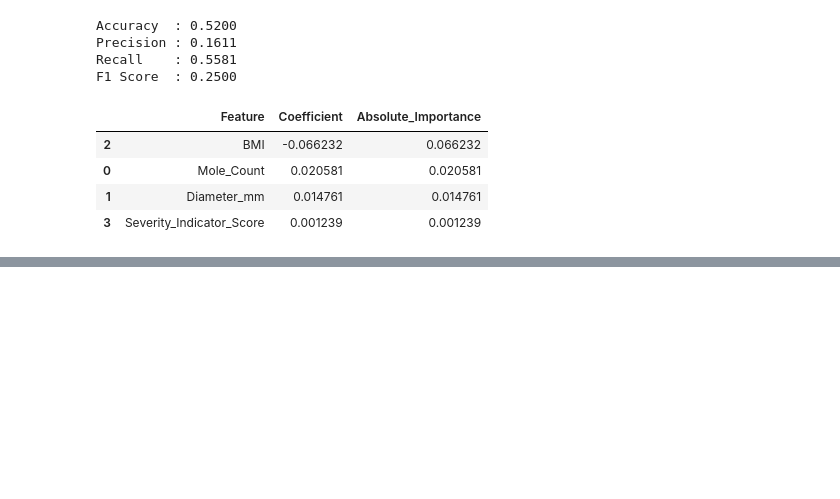
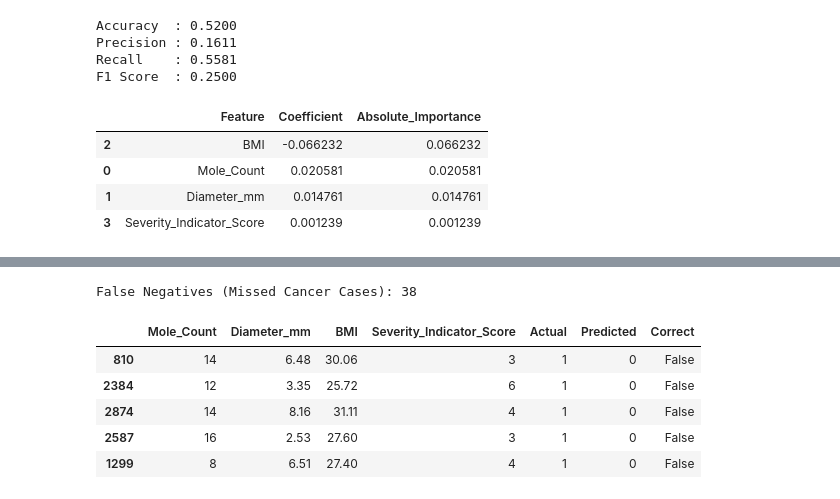
Before and after one commit to rajagowtham0/week-1, a Jupyter notebook: Week1_Day5.ipynb, the cells around one changed output, grey strips where cells are left out. Drawn from its saved outputs; the diff is of its cells as text; code cells hidden in the pictures; blank space fills up the shorter version.

```diff
--- a/Week1_Day5.ipynb
+++ b/Week1_Day5.ipynb
@@ -400,0 +437,16 @@ log_importance
+# %%
+#Analysing the false negatives
+false_negatives = misclassified_df[
+    (misclassified_df["Actual"] == 1) &
+    (misclassified_df["Predicted"] == 0)
+]
+print("False Negatives (Missed Cancer Cases):", false_negatives.shape[0])
+false_negatives.head()
+# %% [output]
+False Negatives (Missed Cancer Cases): 38
+|  | Mole_Count | Diameter_mm | BMI | Severity_Indicator_Score | Actual | Predicted | Correct |
+| 810 | 14 | 6.48 | 30.06 | 3 | 1 | 0 | False |
+| 2384 | 12 | 3.35 | 25.72 | 6 | 1 | 0 | False |
+| 2874 | 14 | 8.16 | 31.11 | 4 | 1 | 0 | False |
+| 2587 | 16 | 2.53 | 27.60 | 3 | 1 | 0 | False |
+| 1299 | 8 | 6.51 | 27.40 | 4 | 1 | 0 | False |
```
Also changed, not shown: parts of 4 cells of this notebook.
